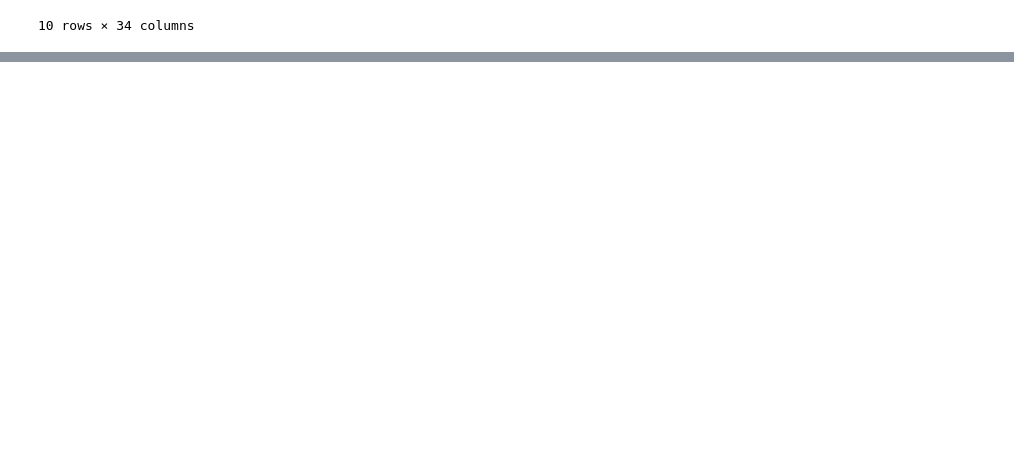
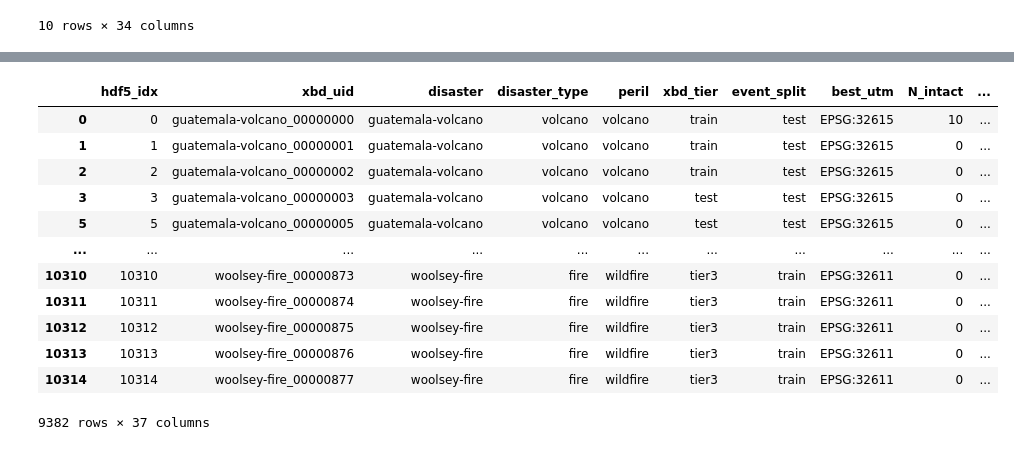
Before and after one commit to prs-eth/xbd-s12, a Jupyter notebook: quick.ipynb, the cells around one changed output, grey strips where cells are left out. Saved outputs shown, nothing was run; the diff lists cells and outputs as text; code cells hidden in the pictures; blank space fills up the shorter version.

```diff
--- a/quick.ipynb
+++ b/quick.ipynb
@@ -138,3 +181,10 @@ for row in df_meta.itertuples():
     json_fp = original_folder / tier / "labels" / f"{uid}_post_disaster.json" # always post
     create_raster_mask(json_fp, out_fp, nodata_value=6)
     break
+# %%
+import geopandas as gpd
+from src.constants import XBD_S12_PATH
+meta = gpd.read_file(XBD_S12_PATH / "xbd_s12_metadata.geojson")
+
+meta = meta.reset_index(drop=True).rename_axis("hdf5_idx").reset_index()
+meta.head()
@@ -140,0 +199,5 @@ for row in df_meta.itertuples():
+# %%
+col_dates = [c for c in meta.columns if "date" in c]
+for col in col_dates:
+    # back to string
+    meta[col] = meta[col].dt.strftime("%Y-%m-%d")
@@ -140,0 +214,24 @@ for row in df_meta.itertuples():
+# %%
+meta.loc[meta.xbd_tier.isin(["tier1", "tier3"]), "split"] = "train"
+meta.loc[meta.xbd_tier == "test", "split"] = "test"
+meta = meta[meta.xbd_tier != "hold"].copy()
+# %%
+meta.loc[meta.xbd_tier.isin(["train", "tier3"]), "split"] = "train"
+meta.loc[meta.xbd_tier == "test", "split"] = "test"
+meta = meta[meta.xbd_tier != "hold"].copy()
+# %%
+meta
+# %% [output]
+|  | hdf5_idx | xbd_uid | disaster | disaster_type | peril | xbd_tier | event_split | best_utm | N_intact | ... |
+| 0 | 0 | guatemala-volcano_00000000 | guatemala-volcano | volcano | volcano | train | test | EPSG:32615 | 10 | ... |
+| 1 | 1 | guatemala-volcano_00000001 | guatemala-volcano | volcano | volcano | train | test | EPSG:32615 | 0 | ... |
+| 2 | 2 | guatemala-volcano_00000002 | guatemala-volcano | volcano | volcano | train | test | EPSG:32615 | 0 | ... |
+| 3 | 3 | guatemala-volcano_00000003 | guatemala-volcano | volcano | volcano | test | test | EPSG:32615 | 0 | ... |
+| 5 | 5 | guatemala-volcano_00000005 | guatemala-volcano | volcano | volcano | test | test | EPSG:32615 | 0 | ... |
+| ... | ... | ... | ... | ... | ... | ... | ... | ... | ... | ... |
+| 10310 | 10310 | woolsey-fire_00000873 | woolsey-fire | fire | wildfire | tier3 | train | EPSG:32611 | 0 | ... |
+| 10311 | 10311 | woolsey-fire_00000874 | woolsey-fire | fire | wildfire | tier3 | train | EPSG:32611 | 0 | ... |
+| 10312 | 10312 | woolsey-fire_00000875 | woolsey-fire | fire | wildfire | tier3 | train | EPSG:32611 | 0 | ... |
+| 10313 | 10313 | woolsey-fire_00000876 | woolsey-fire | fire | wildfire | tier3 | train | EPSG:32611 | 0 | ... |
+| 10314 | 10314 | woolsey-fire_00000877 | woolsey-fire | fire | wildfire | tier3 | train | EPSG:32611 | 0 | ... |
+9382 rows × 37 columns
```
Also changed, not shown: parts of 4 cells of this notebook, 5 other files.
